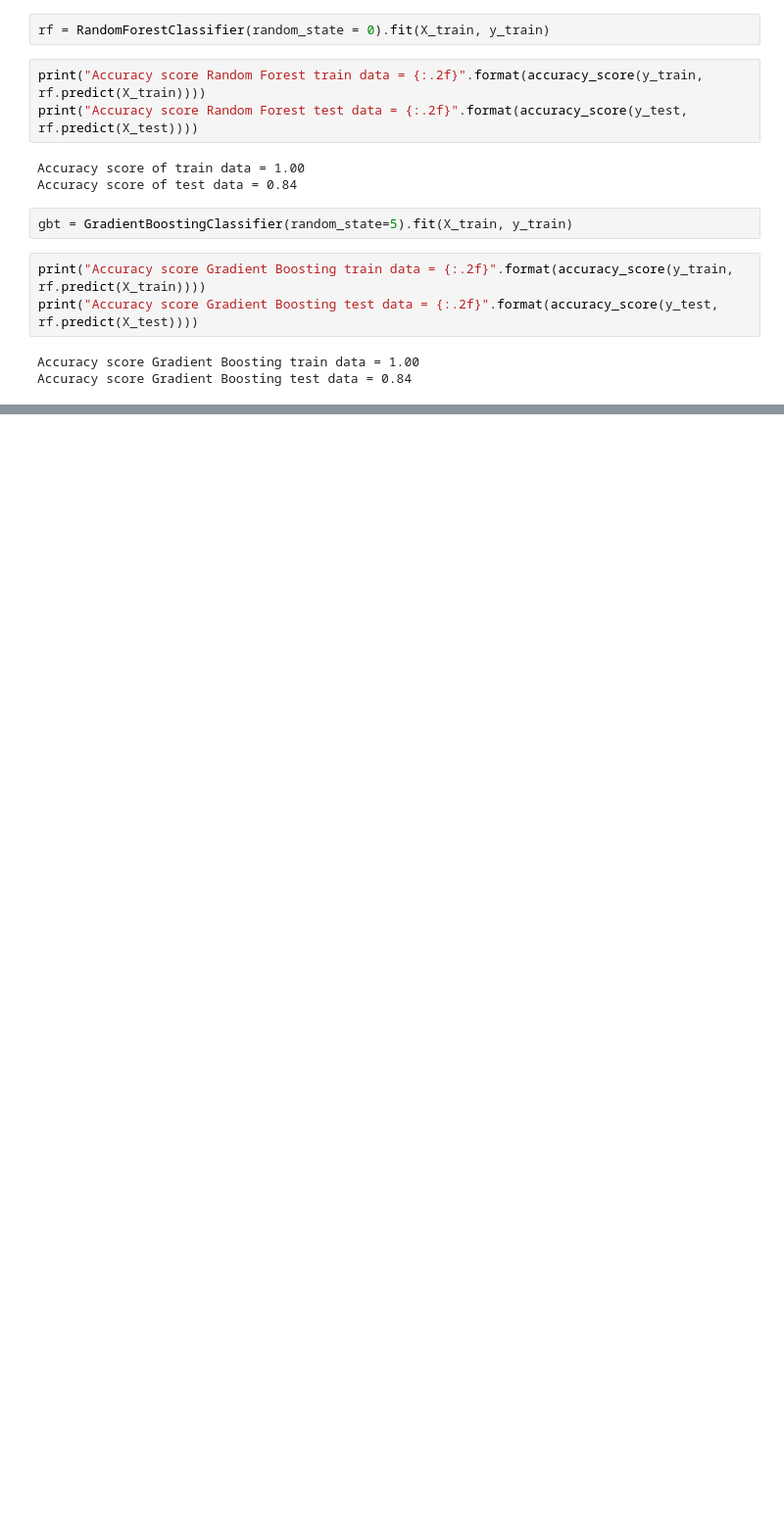
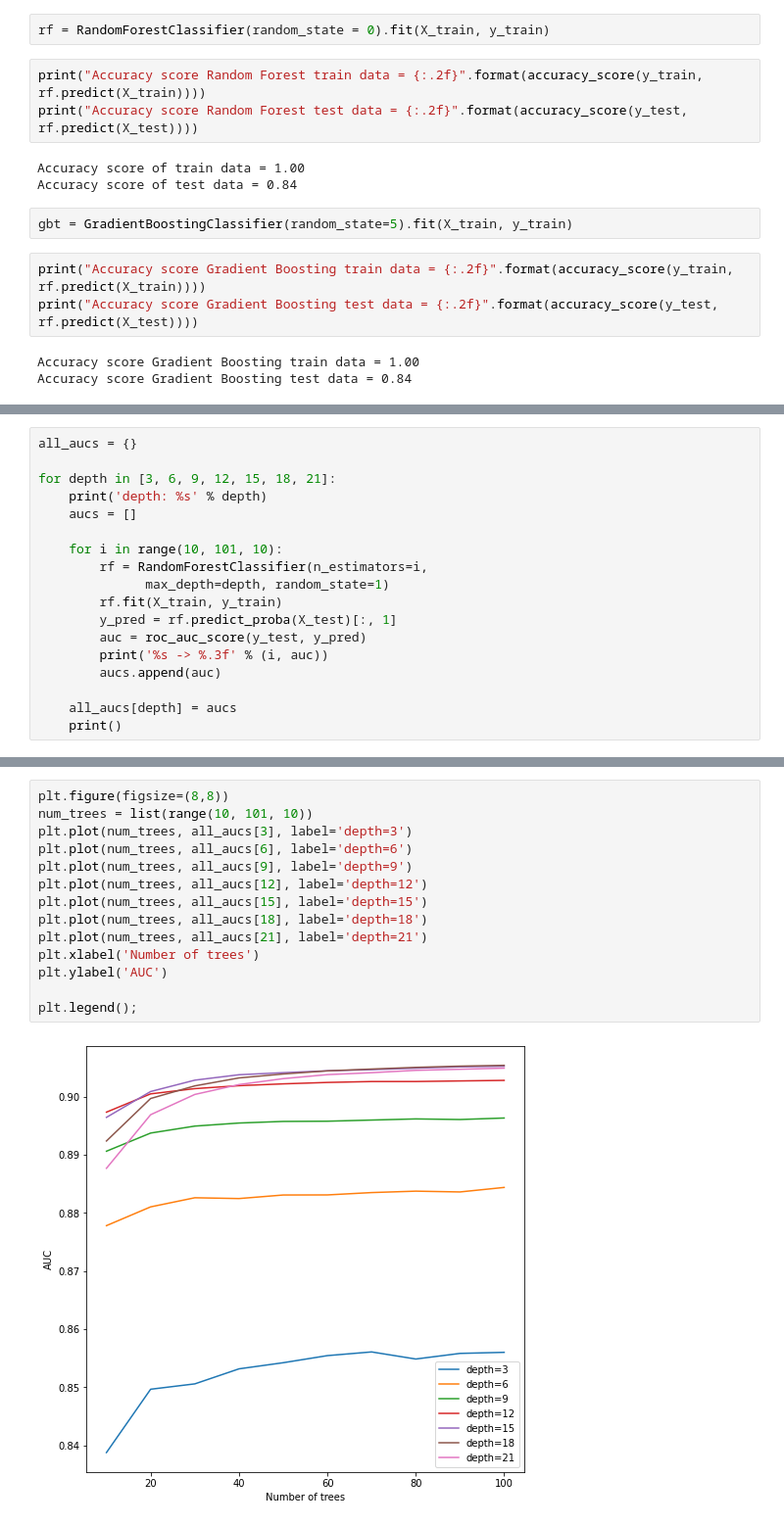
Before and after one commit to skumarudel/DSPS_SKumar, a Jupyter notebook: HW8/HiggsBosonSearch.ipynb, the cells around one changed output, grey strips where cells are left out. Shown at 98% size. Drawn from its saved outputs; the diff is of its cells as text; blank space fills up the shorter version.

```diff
--- a/HW8/HiggsBosonSearch.ipynb
+++ b/HW8/HiggsBosonSearch.ipynb
@@ -165,0 +234,18 @@ Accuracy score Gradient Boosting test data = 0.84
+# %%
+all_aucs = {}
+
+for depth in [3, 6, 9, 12, 15, 18, 21]:
+    print('depth: %s' % depth)
+    aucs = []
+
+    for i in range(10, 101, 10):
+        rf = RandomForestClassifier(n_estimators=i,
+              max_depth=depth, random_state=1)
+        rf.fit(X_train, y_train)
+        y_pred = rf.predict_proba(X_test)[:, 1]
+        auc = roc_auc_score(y_test, y_pred)
+        print('%s -> %.3f' % (i, auc))
+        aucs.append(auc)
+
+    all_aucs[depth] = aucs
+    print()
@@ -165,0 +270,16 @@ Accuracy score Gradient Boosting test data = 0.84
+# %%
+plt.figure(figsize=(8,8))
+num_trees = list(range(10, 101, 10))
+plt.plot(num_trees, all_aucs[3], label='depth=3')
+plt.plot(num_trees, all_aucs[6], label='depth=6')
+plt.plot(num_trees, all_aucs[9], label='depth=9')
+plt.plot(num_trees, all_aucs[12], label='depth=12')
+plt.plot(num_trees, all_aucs[15], label='depth=15')
+plt.plot(num_trees, all_aucs[18], label='depth=18')
+plt.plot(num_trees, all_aucs[21], label='depth=21')
+plt.xlabel('Number of trees')
+plt.ylabel('AUC')
+
+plt.legend();
+# %% [output]
+[figure, added]
```
Also changed, not shown: parts of 5 cells of this notebook.
